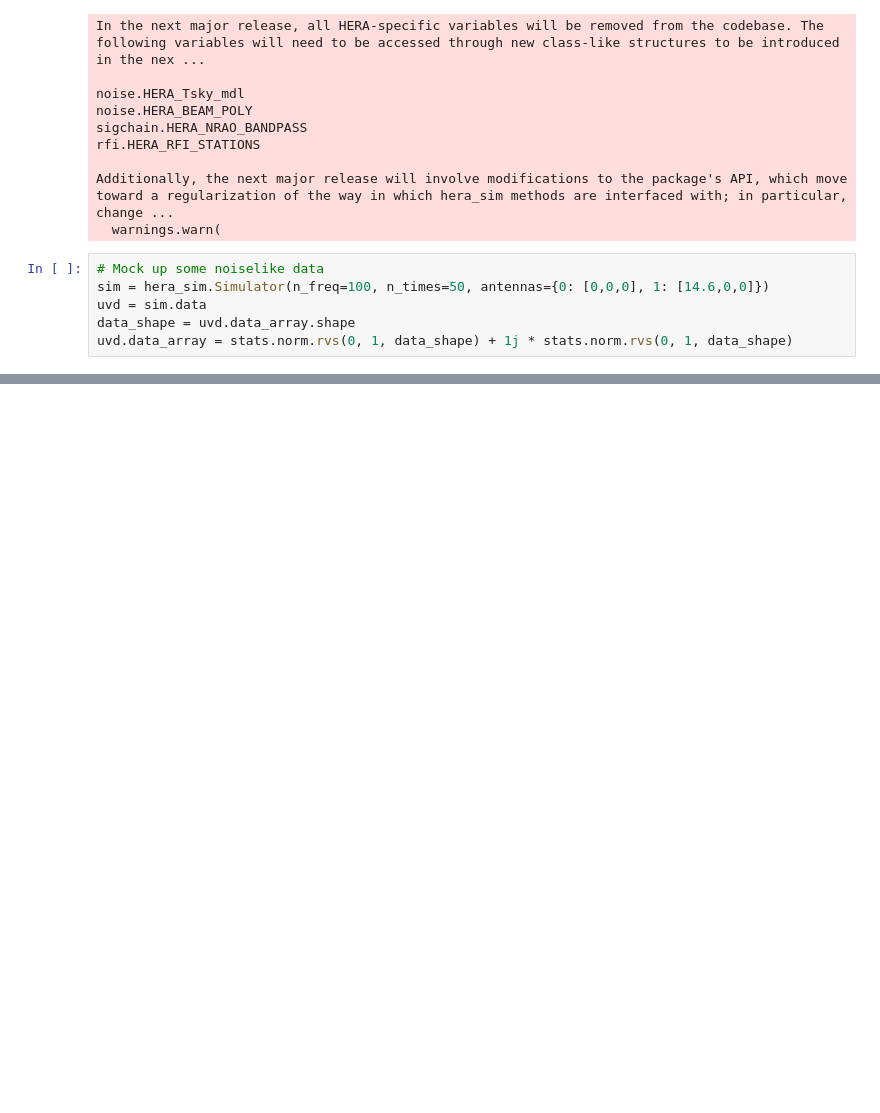
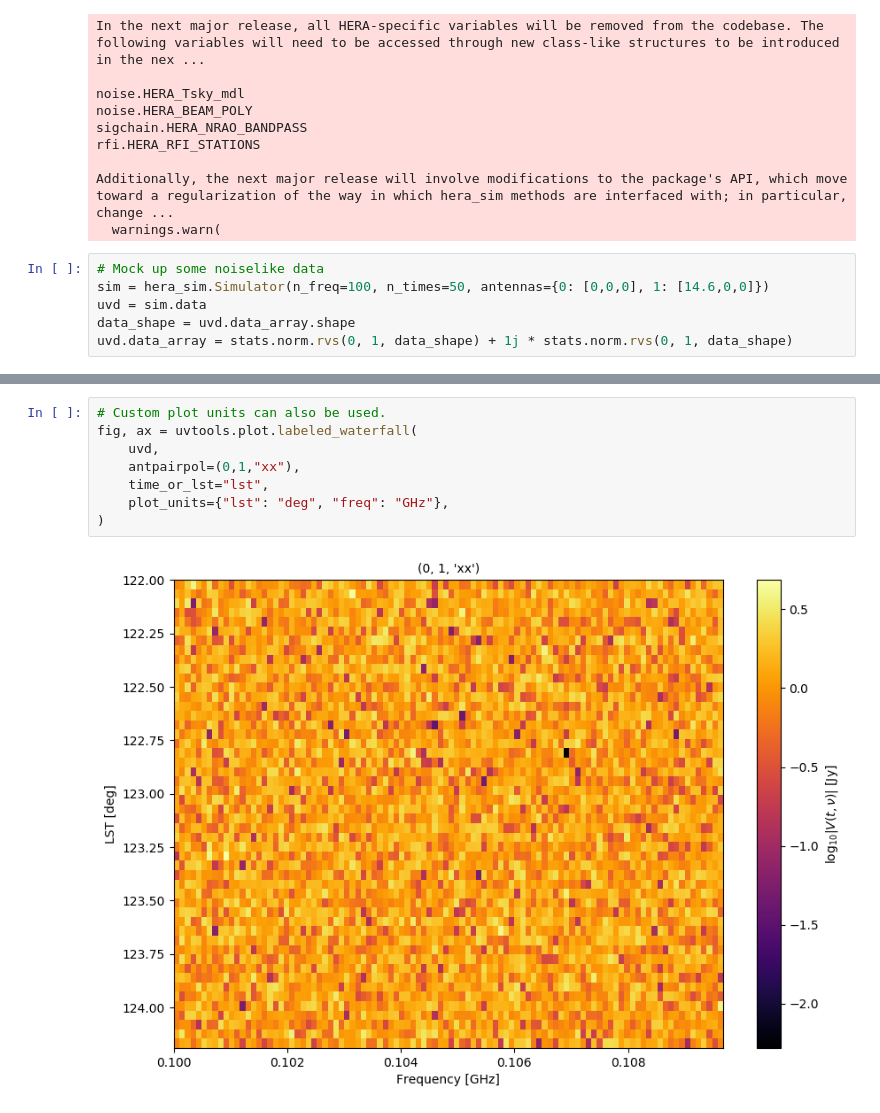
Before and after one commit to HERA-Team/uvtools, a Jupyter notebook: examples/fancy_plotters_demo.ipynb, the cells around one changed output, grey strips where cells are left out. Drawn from its saved outputs; the diff is of its cells as text; blank space fills up the shorter version.

```diff
--- a/examples/fancy_plotters_demo.ipynb
+++ b/examples/fancy_plotters_demo.ipynb
@@ -148,3 +148,13 @@ fig, ax = uvtools.plot.labeled_waterfall(
+# %%
+# Custom plot units can also be used.
+fig, ax = uvtools.plot.labeled_waterfall(
+    uvd,
+    antpairpol=(0,1,"xx"),
+    time_or_lst="lst",
+    plot_units={"lst": "deg", "freq": "GHz"},
+)
+# %% [output]
+[figure, added]
 # %%
 # Here's an example customizing most of the possible options
 fig, ax = uvtools.plot.labeled_waterfall(
```
Also changed, not shown: parts of 19 cells of this notebook.
